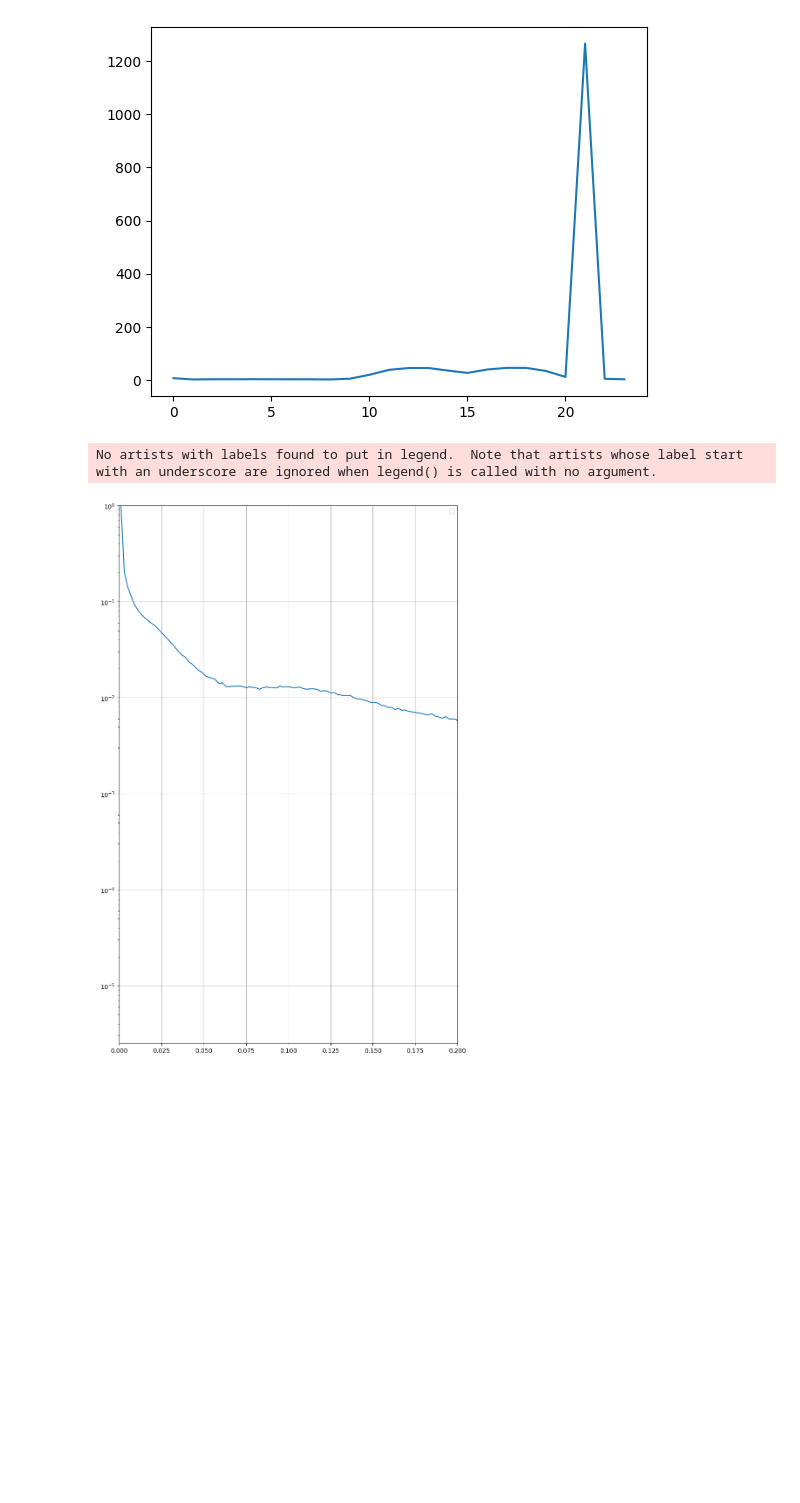
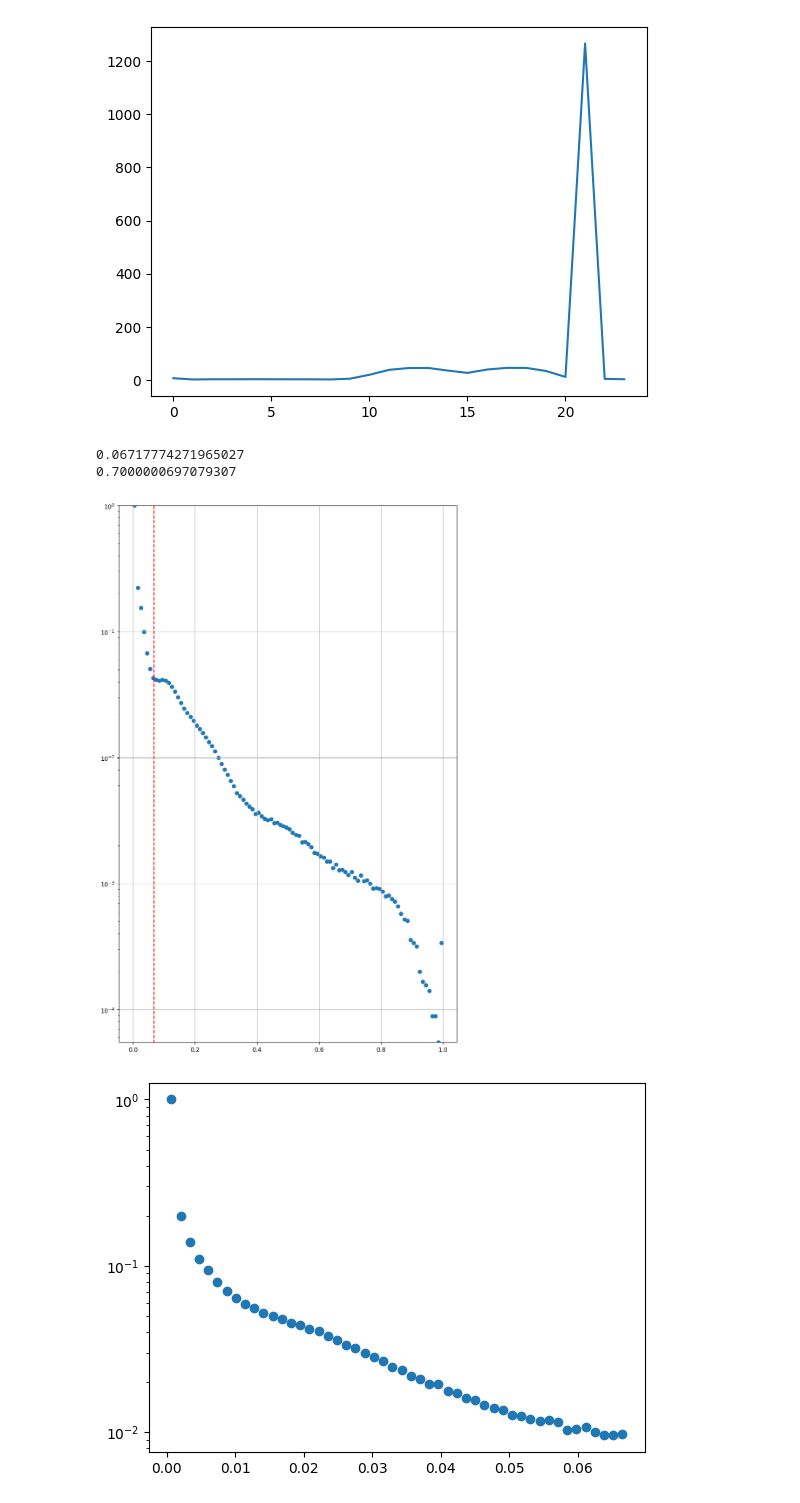
Before and after one commit to TimEpsilon/BetterNIRSpecBackground, a Jupyter notebook: Background_Testing.ipynb, the cells around one changed output. Drawn from its saved outputs; the diff is of its cells as text; code cells hidden in the pictures; blank space fills up the shorter version.

```diff
--- a/Background_Testing.ipynb
+++ b/Background_Testing.ipynb
@@ -203,28 +203,34 @@ for hdu in multi_hdu:
 datas = datas[np.isfinite(datas)]
 # %%
 plt.figure(figsize=(10,16))
-hist, bins = np.histogram(datas,bins=500)
+hist, bins = np.histogram(datas,bins=100)
 bins = (bins[:-1] + bins[1:])/2
 hist = hist / hist.max()
 df = np.gradient(np.log(hist),bins[1]-bins[0])
-plt.plot(bins,hist)
+plt.scatter(bins,hist)
 plt.grid(True)
 
 plt.yscale("log")
+plt.ylim(np.min(hist),np.max(hist))
+print(q)
+q=np.quantile(datas,0.7)
+print(len(datas[datas<q])/len(datas))
+plt.vlines(q,0,np.max(hist),color='r',linestyle='dashed')
+plt.show()
 
-X = np.linspace(0,1,500)
-for p in range(1,5):
-    Y = np.exp(f(X,1,0,1,-p))
-    #plt.plot(X,Y,linestyle='dashed',label=p)
+plt.figure()
 
-plt.legend()
-plt.xlim(0,0.2)
-plt.ylim(np.min(hist),np.max(hist))
-
+hist, bins = np.histogram(datas[datas<q],bins=50)
+bins = (bins[:-1] + bins[1:])/2
+hist = hist / hist.max()
+plt.scatter(bins,hist)
+plt.yscale('log')
 plt.show()
 # %% [output]
-No artists with labels found to put in legend.  Note that artists whose label start with an underscore are ignored when legend() is called with no argument.
+0.06717774271965027
+0.7000000697079307
-[figure, old version]
+[figure, new version]
+[figure, added]
 # %%
 data = np.abs(np.random.poisson(10000,(100,100))-10000)
 
```
Also changed, not shown: parts of 6 cells of this notebook, 2 other files.
